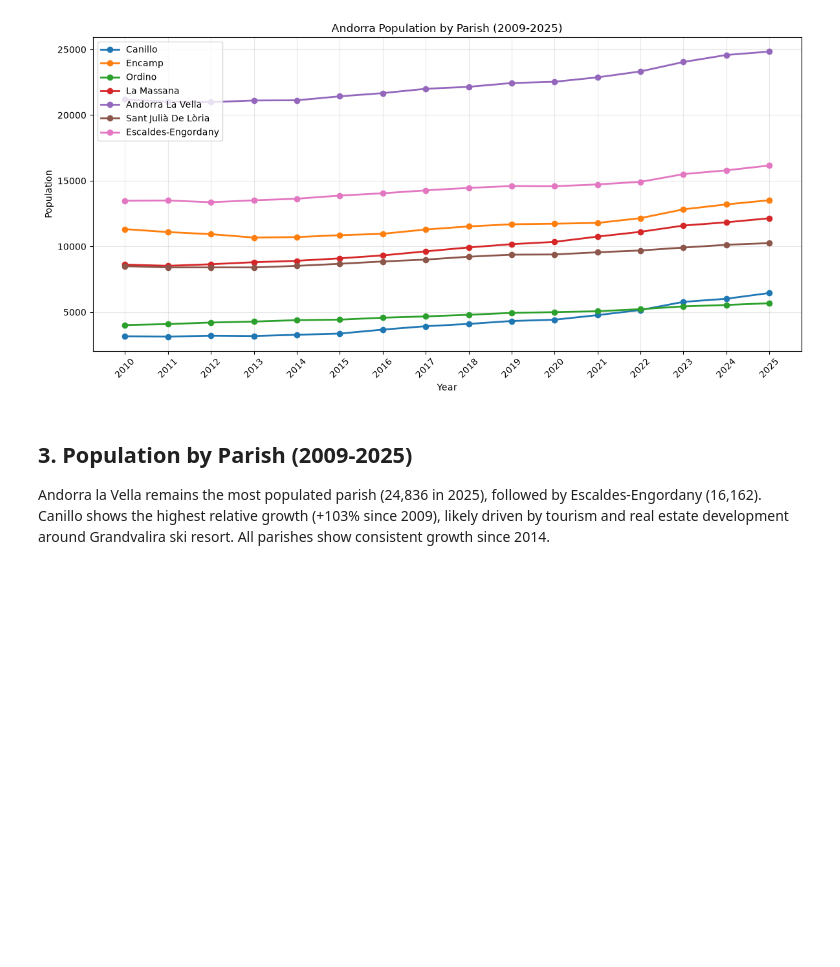
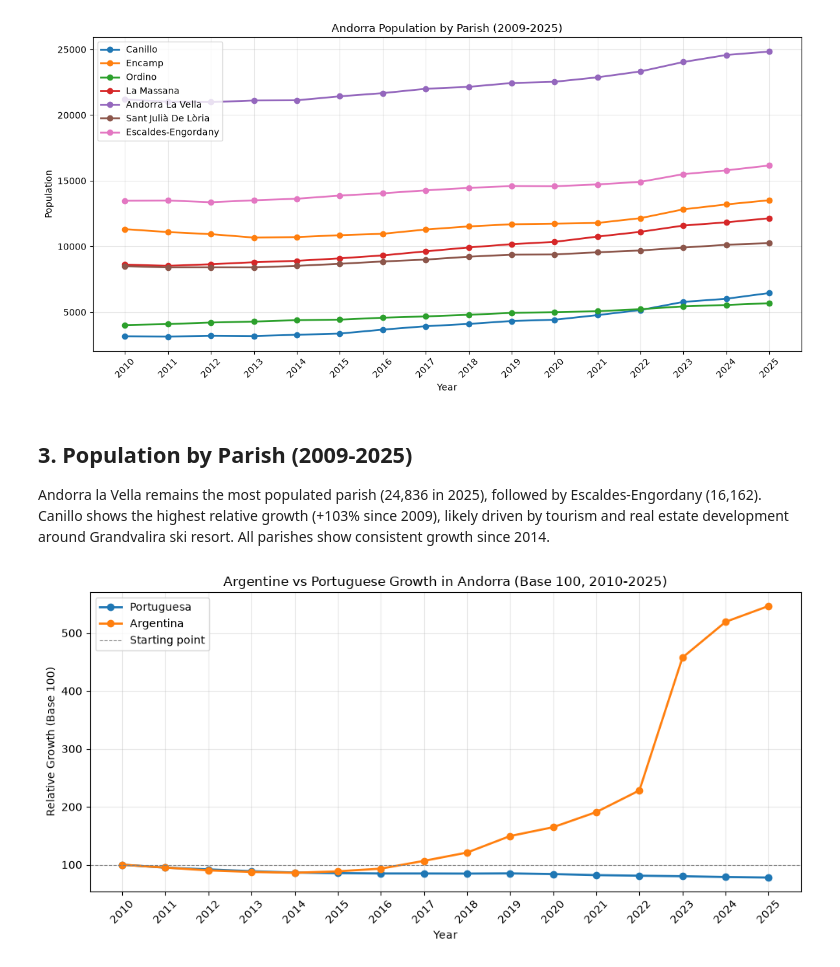
Before and after one commit to david-deluca/andorra-demographic-analysis, a Jupyter notebook: analysis.ipynb, the cells around one changed output. Drawn from its saved outputs; the diff is of its cells as text; code cells hidden in the pictures; blank space fills up the shorter version.

Commit message:
feat: add Argentine vs Portuguese relative growth comparison

```diff
--- a/analysis.ipynb
+++ b/analysis.ipynb
@@ -104,3 +104,25 @@ followed by Escaldes-Engordany (16,162).
 Canillo shows the highest relative growth (+103% since 2009),
 likely driven by tourism and real estate development around Grandvalira ski resort.
 All parishes show consistent growth since 2014.
+# %%
+# Argentine vs Portuguese relative growth (base 100)
+nat_of_interest = ['Portuguesa', 'Argentina']
+
+plt.figure(figsize=(10, 5))
+for _, row in df_nationality.iterrows():
+    if row['name'] in nat_of_interest:
+        values = row[years_nat].astype(float).values
+        normalized = (values / values[0]) * 100
+        plt.plot(years_nat, normalized, marker='o', linewidth=2, label=row['name'])
+
+plt.axhline(y=100, color='gray', linestyle='--', linewidth=0.8, label='Starting point')
+plt.title("Argentine vs Portuguese Growth in Andorra (Base 100, 2010-2025)")
+plt.xlabel("Year")
+plt.ylabel("Relative Growth (Base 100)")
+plt.legend()
+plt.grid(alpha=0.3)
+plt.xticks(rotation=45)
+plt.tight_layout()
+plt.show()
+# %% [output]
+[figure, added]
```
Also changed, not shown: parts of 1 cell of this notebook.
